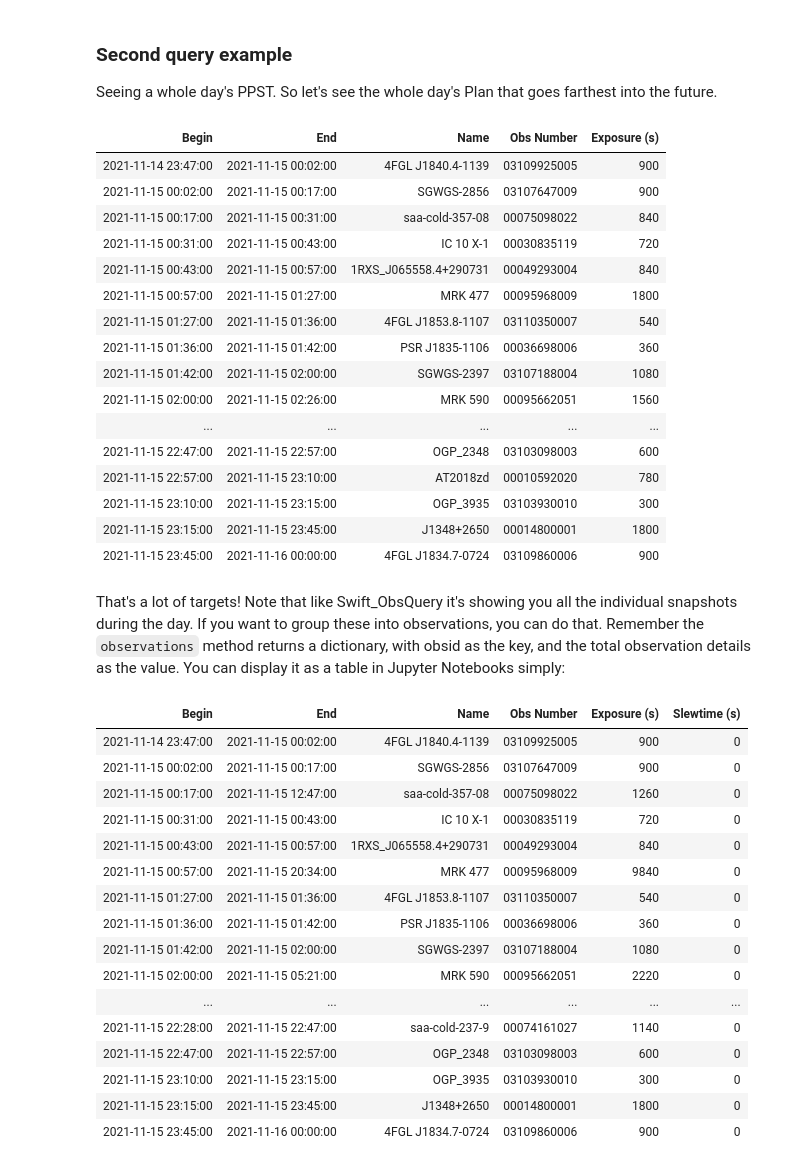
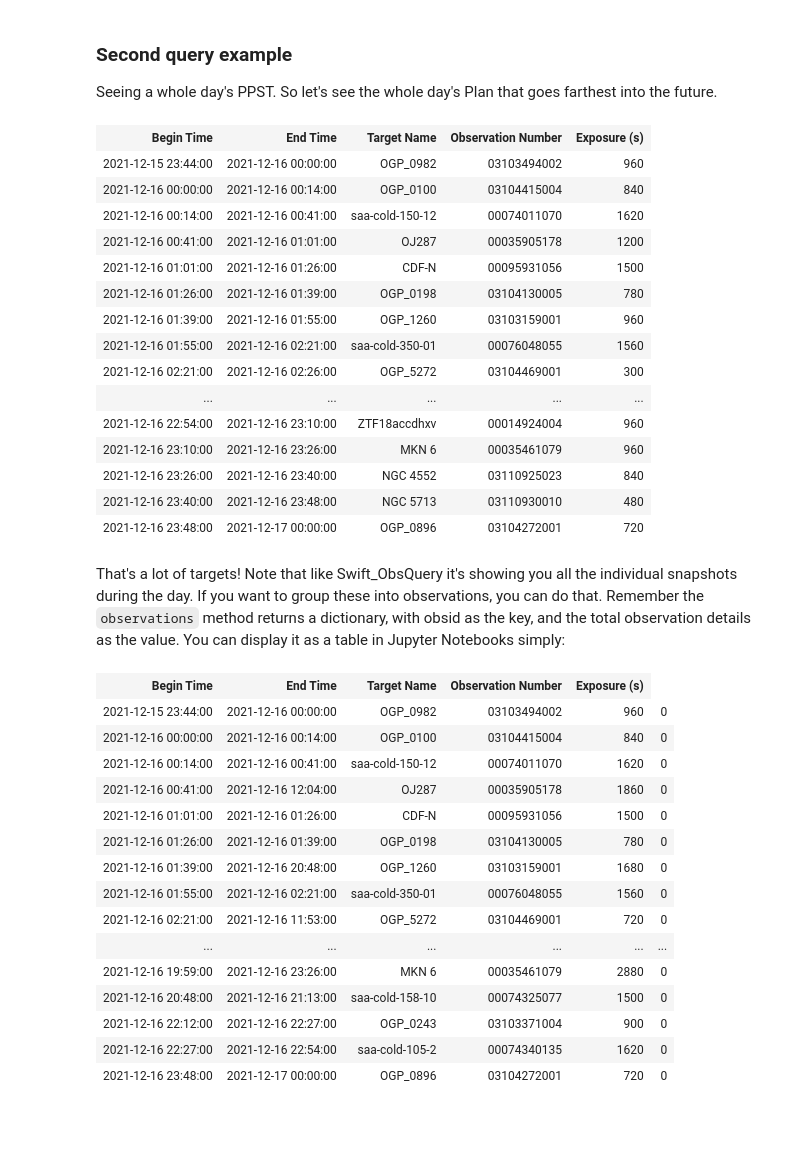
Before and after one commit to Swift-SOT/swifttools, a Jupyter notebook: examples/Swift Plan Query Example Notebook.ipynb, the cells around one changed output. Saved outputs shown, nothing was run; the diff lists cells and outputs as text; code cells hidden in the pictures; blank space fills up the shorter version.

```diff
--- a/examples/Swift Plan Query Example Notebook.ipynb
+++ b/examples/Swift Plan Query Example Notebook.ipynb
@@ -46,4 +48,4 @@ So the above should have reported back a single target. When you just give `star
 # %%
-plan = Swift_PlanQuery(username,shared_secret,begin=datetime.utcnow()+timedelta(days=1))
+plan = Swift_PlanQuery(begin=datetime.utcnow()+timedelta(days=1))
 plan
 # %% [output]
@@ -62,45 +64,43 @@ This gives the date of the last planned target. If the query for what Swift is o
 
 Seeing a whole day's PPST. So let's see the whole day's Plan that goes farthest into the future.
 # %%
-dayplan = Swift_PlanQuery(username,shared_secret,begin=plan.ppstmax-timedelta(days=1),end=plan.ppstmax)
+dayplan = Swift_PlanQuery(begin=plan.ppstmax-timedelta(days=1),end=plan.ppstmax)
 dayplan
 # %% [output]
-| Begin | End | Name | Obs Number | Exposure (s) |
-| 2021-11-14 23:47:00 | 2021-11-15 00:02:00 | 4FGL J1840.4-1139 | 03109925005 | 900 |
-| 2021-11-15 00:02:00 | 2021-11-15 00:17:00 | SGWGS-2856 | 03107647009 | 900 |
-| 2021-11-15 00:17:00 | 2021-11-15 00:31:00 | saa-cold-357-08 | 00075098022 | 840 |
-| 2021-11-15 00:31:00 | 2021-11-15 00:43:00 | IC 10 X-1 | 00030835119 | 720 |
-| 2021-11-15 00:43:00 | 2021-11-15 00:57:00 | 1RXS_J065558.4+290731 | 00049293004 | 840 |
-| 2021-11-15 00:57:00 | 2021-11-15 01:27:00 | MRK 477 | 00095968009 | 1800 |
-| 2021-11-15 01:27:00 | 2021-11-15 01:36:00 | 4FGL J1853.8-1107 | 03110350007 | 540 |
-| 2021-11-15 01:36:00 | 2021-11-15 01:42:00 | PSR J1835-1106 | 00036698006 | 360 |
-| 2021-11-15 01:42:00 | 2021-11-15 02:00:00 | SGWGS-2397 | 03107188004 | 1080 |
-| 2021-11-15 02:00:00 | 2021-11-15 02:26:00 | MRK 590 | 00095662051 | 1560 |
+| Begin Time | End Time | Target Name | Observation Number | Exposure (s) |
+| 2021-12-15 23:44:00 | 2021-12-16 00:00:00 | OGP_0982 | 03103494002 | 960 |
+| 2021-12-16 00:00:00 | 2021-12-16 00:14:00 | OGP_0100 | 03104415004 | 840 |
+| 2021-12-16 00:14:00 | 2021-12-16 00:41:00 | saa-cold-150-12 | 00074011070 | 1620 |
+| 2021-12-16 00:41:00 | 2021-12-16 01:01:00 | OJ287 | 00035905178 | 1200 |
+| 2021-12-16 01:01:00 | 2021-12-16 01:26:00 | CDF-N | 00095931056 | 1500 |
+| 2021-12-16 01:26:00 | 2021-12-16 01:39:00 | OGP_0198 | 03104130005 | 780 |
+| 2021-12-16 01:39:00 | 2021-12-16 01:55:00 | OGP_1260 | 03103159001 | 960 |
+| 2021-12-16 01:55:00 | 2021-12-16 02:21:00 | saa-cold-350-01 | 00076048055 | 1560 |
+| 2021-12-16 02:21:00 | 2021-12-16 02:26:00 | OGP_5272 | 03104469001 | 300 |
 | ... | ... | ... | ... | ... |
-| 2021-11-15 22:47:00 | 2021-11-15 22:57:00 | OGP_2348 | 03103098003 | 600 |
-| 2021-11-15 22:57:00 | 2021-11-15 23:10:00 | AT2018zd | 00010592020 | 780 |
-| 2021-11-15 23:10:00 | 2021-11-15 23:15:00 | OGP_3935 | 03103930010 | 300 |
-| 2021-11-15 23:15:00 | 2021-11-15 23:45:00 | J1348+2650 | 00014800001 | 1800 |
-| 2021-11-15 23:45:00 | 2021-11-16 00:00:00 | 4FGL J1834.7-0724 | 03109860006 | 900 |
+| 2021-12-16 22:54:00 | 2021-12-16 23:10:00 | ZTF18accdhxv | 00014924004 | 960 |
+| 2021-12-16 23:10:00 | 2021-12-16 23:26:00 | MKN 6 | 00035461079 | 960 |
+| 2021-12-16 23:26:00 | 2021-12-16 23:40:00 | NGC 4552 | 03110925023 | 840 |
+| 2021-12-16 23:40:00 | 2021-12-16 23:48:00 | NGC 5713 | 03110930010 | 480 |
+| 2021-12-16 23:48:00 | 2021-12-17 00:00:00 | OGP_0896 | 03104272001 | 720 |
 # %% [markdown]
 That's a lot of targets! Note that like Swift_ObsQuery it's showing you all the individual snapshots during the day. If you want to group these into observations, you can do that. Remember the `observations` method returns a dictionary, with obsid as the key, and the total observation details as the value. You can display it as a table in Jupyter Notebooks simply:
 # %%
 dayplan.observations
 # %% [output]
-| Begin | End | Name | Obs Number | Exposure (s) | Slewtime (s) |
-| 2021-11-14 23:47:00 | 2021-11-15 00:02:00 | 4FGL J1840.4-1139 | 03109925005 | 900 | 0 |
-| 2021-11-15 00:02:00 | 2021-11-15 00:17:00 | SGWGS-2856 | 03107647009 | 900 | 0 |
-| 2021-11-15 00:17:00 | 2021-11-15 12:47:00 | saa-cold-357-08 | 00075098022 | 1260 | 0 |
-| 2021-11-15 00:31:00 | 2021-11-15 00:43:00 | IC 10 X-1 | 00030835119 | 720 | 0 |
-| 2021-11-15 00:43:00 | 2021-11-15 00:57:00 | 1RXS_J065558.4+290731 | 00049293004 | 840 | 0 |
-| 2021-11-15 00:57:00 | 2021-11-15 20:34:00 | MRK 477 | 00095968009 | 9840 | 0 |
-| 2021-11-15 01:27:00 | 2021-11-15 01:36:00 | 4FGL J1853.8-1107 | 03110350007 | 540 | 0 |
-| 2021-11-15 01:36:00 | 2021-11-15 01:42:00 | PSR J1835-1106 | 00036698006 | 360 | 0 |
-| 2021-11-15 01:42:00 | 2021-11-15 02:00:00 | SGWGS-2397 | 03107188004 | 1080 | 0 |
-| 2021-11-15 02:00:00 | 2021-11-15 05:21:00 | MRK 590 | 00095662051 | 2220 | 0 |
+| Begin Time | End Time | Target Name | Observation Number | Exposure (s) |
+| 2021-12-15 23:44:00 | 2021-12-16 00:00:00 | OGP_0982 | 03103494002 | 960 | 0 |
+| 2021-12-16 00:00:00 | 2021-12-16 00:14:00 | OGP_0100 | 03104415004 | 840 | 0 |
+| 2021-12-16 00:14:00 | 2021-12-16 00:41:00 | saa-cold-150-12 | 00074011070 | 1620 | 0 |
+| 2021-12-16 00:41:00 | 2021-12-16 12:04:00 | OJ287 | 00035905178 | 1860 | 0 |
+| 2021-12-16 01:01:00 | 2021-12-16 01:26:00 | CDF-N | 00095931056 | 1500 | 0 |
+| 2021-12-16 01:26:00 | 2021-12-16 01:39:00 | OGP_0198 | 03104130005 | 780 | 0 |
+| 2021-12-16 01:39:00 | 2021-12-16 20:48:00 | OGP_1260 | 03103159001 | 1680 | 0 |
+| 2021-12-16 01:55:00 | 2021-12-16 02:21:00 | saa-cold-350-01 | 00076048055 | 1560 | 0 |
+| 2021-12-16 02:21:00 | 2021-12-16 11:53:00 | OGP_5272 | 03104469001 | 720 | 0 |
 | ... | ... | ... | ... | ... | ... |
-| 2021-11-15 22:28:00 | 2021-11-15 22:47:00 | saa-cold-237-9 | 00074161027 | 1140 | 0 |
-| 2021-11-15 22:47:00 | 2021-11-15 22:57:00 | OGP_2348 | 03103098003 | 600 | 0 |
-| 2021-11-15 23:10:00 | 2021-11-15 23:15:00 | OGP_3935 | 03103930010 | 300 | 0 |
-| 2021-11-15 23:15:00 | 2021-11-15 23:45:00 | J1348+2650 | 00014800001 | 1800 | 0 |
-| 2021-11-15 23:45:00 | 2021-11-16 00:00:00 | 4FGL J1834.7-0724 | 03109860006 | 900 | 0 |
+| 2021-12-16 19:59:00 | 2021-12-16 23:26:00 | MKN 6 | 00035461079 | 2880 | 0 |
+| 2021-12-16 20:48:00 | 2021-12-16 21:13:00 | saa-cold-158-10 | 00074325077 | 1500 | 0 |
+| 2021-12-16 22:12:00 | 2021-12-16 22:27:00 | OGP_0243 | 03103371004 | 900 | 0 |
+| 2021-12-16 22:27:00 | 2021-12-16 22:54:00 | saa-cold-105-2 | 00074340135 | 1620 | 0 |
+| 2021-12-16 23:48:00 | 2021-12-17 00:00:00 | OGP_0896 | 03104272001 | 720 | 0 |
```
Also changed, not shown: parts of 7 cells of this notebook, 19 other files.
